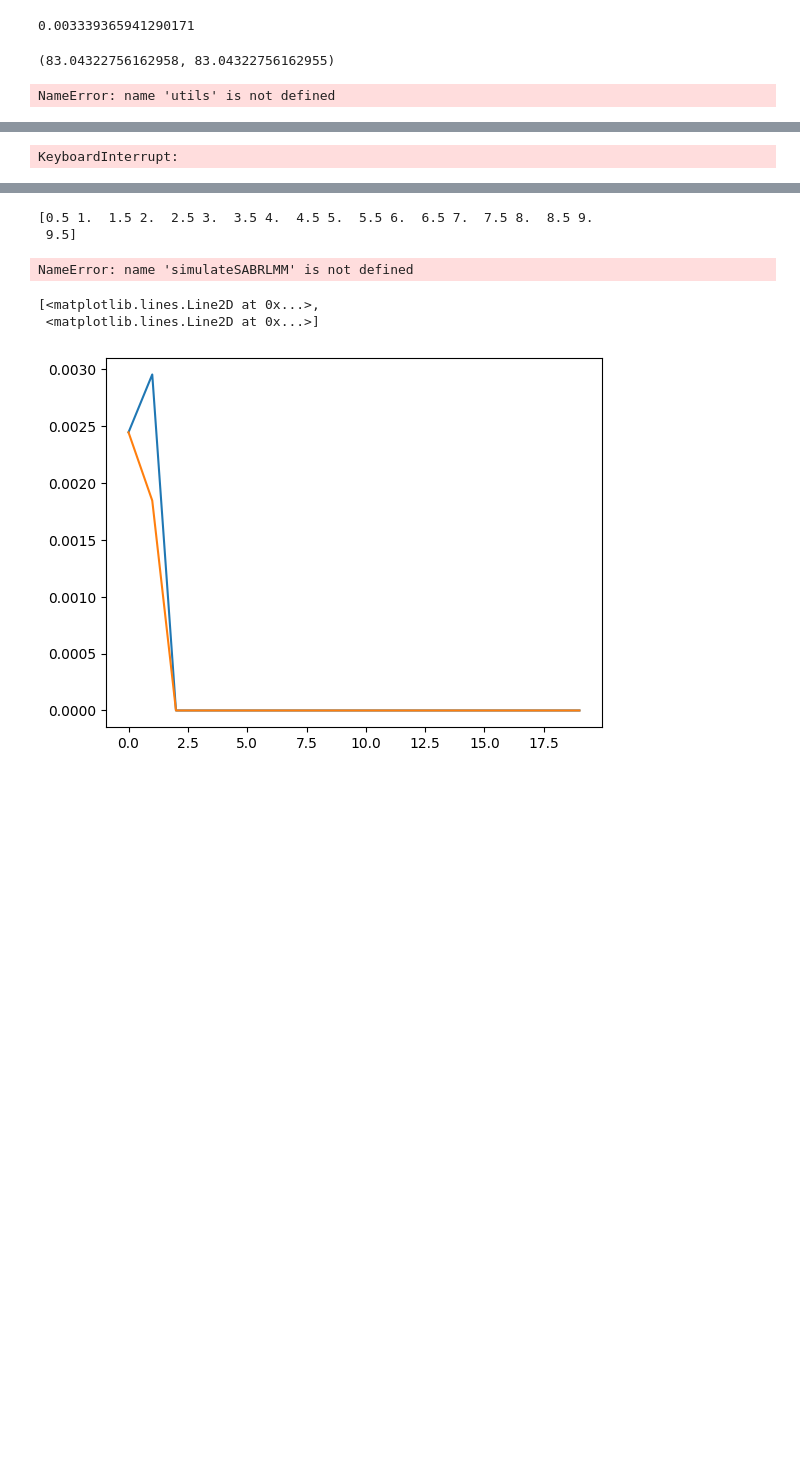
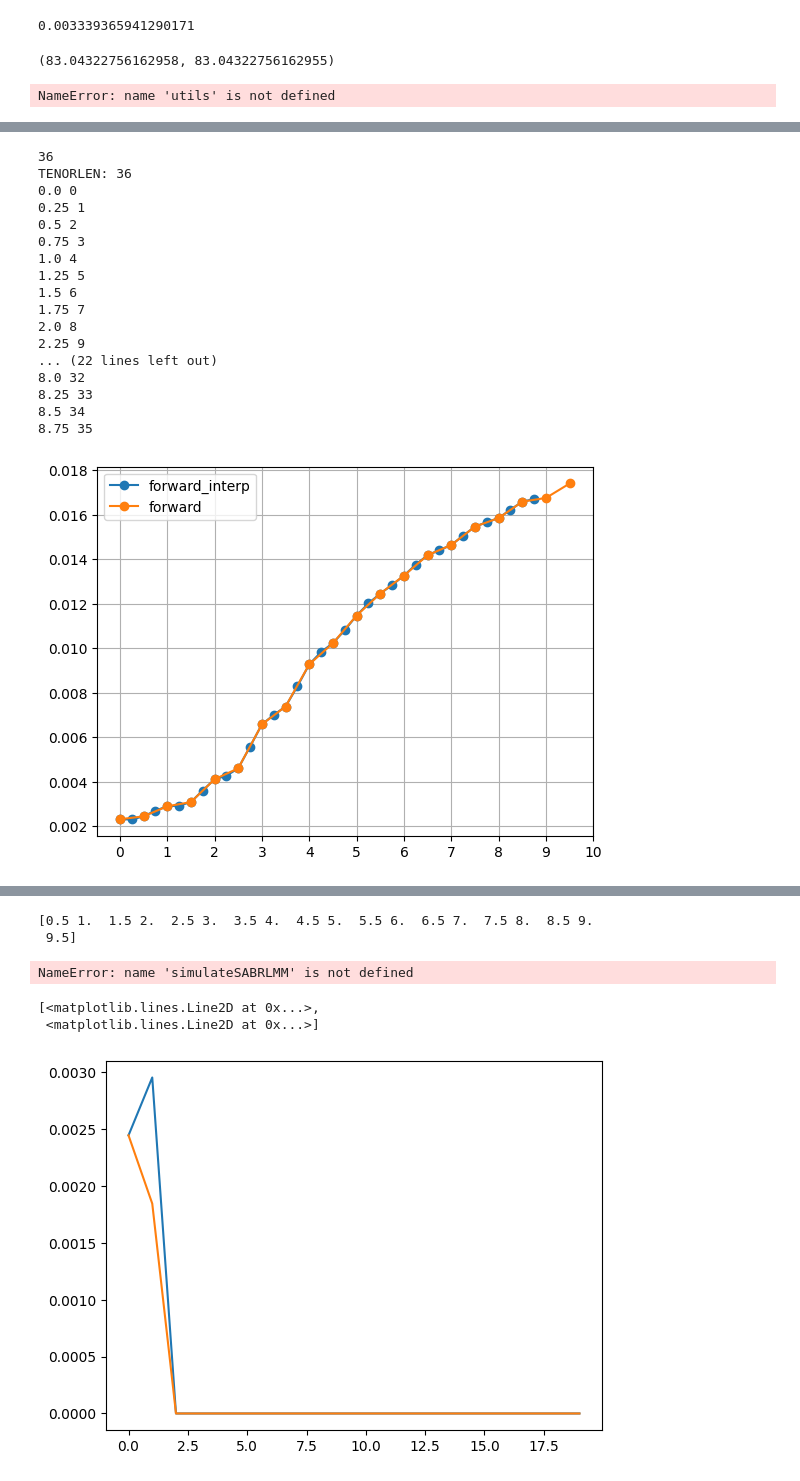
Before and after one commit to Dunkalot/gamma-vega-rl-hedging, a Jupyter notebook: test.ipynb, the cells around one changed output, grey strips where cells are left out. Saved outputs shown, nothing was run; the diff lists cells and outputs as text; code cells hidden in the pictures; blank space fills up the shorter version.

Commit message:
sim works with interpolation

```diff
--- a/test.ipynb
+++ b/test.ipynb
@@ -200,18 +588,41 @@ raw_spot_df["Tenor"] = np.array([1/12, 2/12, 3/12, 0.5, 0.75, 1, 2, 3, 4, 5, 7,
 # %%
+
+
+def create_interp_tenors(tau, resolution, f_0):
+    num_forwards = len(f_0)
+    canon_short_idx = np.arange(num_forwards) * tau  # [0.0, 0.5, 1.0, ...]
+    dt = tau / resolution
+    # Time grid
+    T_max = tenor_grid[-1]
+
+    time_grid = np.arange(0, T_max + dt, dt)  # [0.0, 0.25, ..., T_max]
+
+
+
+
+
+
+
+
+
 # =============================================================================
 #                               TIME INDEXING
 # =============================================================================
 # create tenors with semiannual (0.5) intervals, starting from 0 ending at 10 (years)
-tenor = np.arange(1, 21)*0.5
+canon_short_idx = np.arange(1, 21)*0.5
 
 # tenors with semiannual (0.5) intervals, starting from 0 ending at 10 (years)
-zcb_dates_semiannual = np.concatenate(([0],tenor)) # used for zcb and fwd rates
+zcb_dates_semiannual = np.concatenate(([0],canon_short_idx)) # used for zcb and fwd rates
 
 # remove last index as the tenor is pointing to the start of the forward rates
-fwd_start_dates_monthly = (zcb_dates_semiannual[:-1] * 12).astype(int)
+fwd_start_dates_monthly = (zcb_dates_semiannual[:-1] * 4).astype(int)
 
 # tenors with monthly (1/12) intervals, starting from 0 ending at 10 (years)
 tenors_all_monthly = np.linspace(0, 10, 121)
+#print(tenors_all_monthly)
+tenors_all_quarterly = np.linspace(0, 10, 41)
+tenors_all_monthly = tenors_all_quarterly
+#print(tenors_all_quarterly)
 # =============================================================================
 
 
@@ -285,7 +696,7 @@ def get_gamma(s, df):
 
 def add_interp_rates(df):
     """calculates the interpolated rates for a list of tenors s_list and adds them to the supplied dataframe"""
-    s_values = df['Tenor'][:-7]
+    s_values = df['Tenor'][:-3]
     gamma_list = [get_gamma(s, df)[0] for s in s_values]
     annuity_factor_list = [get_gamma(s, df)[1] for s in s_values]
 
@@ -405,7 +816,7 @@ def create_all_tenor_forward_funcs(df, tenor=0.5):
             gamma_dict[t] = df.loc[mask, 'gamma'].iloc[0]
 
     # Determine valid tenors (skip last 7 indices)
-    max_valid_tenor = all_tenors[-8]
+    max_valid_tenor = all_tenors[-4]
     valid_tenors = [t for t in all_tenors if t + tenor <= max_valid_tenor]
     # Factory function to create closure with proper variable binding
     def create_forward_func(s):
@@ -437,42 +848,64 @@ def create_all_tenor_forward_funcs(df, tenor=0.5):
             f_is_t = forward_rates[i_s]
             f_ie_t = forward_rates[i_e]
 
             f_s = f_is_t * gamma_s
             f_e = f_ie_t * gamma_e
 
             rates = forward_rates[rate_indices]
 
             canon_rates = np.prod(1/(1 + rates * tau))
 
             p_s_e = (1 + f_e * theta_e) / (1 + f_s * theta_s) * canon_rates
 
             f_interp_2 = (1 / p_s_e - 1) / tau
             return f_interp_2
 
         return forward_func_timestep
 
     # Create forward functions for each valid tenor
-    forward_funcs = {s: create_forward_func(s) for s in valid_tenors}
+    forward_funcs = [create_forward_func(s) for s in valid_tenors]
 
     return forward_funcs
 all_forwards = create_all_tenor_forward_funcs(df)
+print(len(all_forwards))
 
-sr = get_swap_rate(3/12, df, all_forwards)
+#sr = get_swap_rate(3/12, df, all_forwards)
 
-srs, starts = get_all_swaps(df, all_forwards, 2)
-print((starts*2+2)/2)
-print(starts+1)
-forward_curve = np.zeros(len(df['Tenor'].iloc[:-13]))
-for i, tenor in enumerate(df['Tenor'].iloc[:-13]):
-    #print(tenor)
-    forward_curve[i] = all_forwards[tenor](df['Forward'])
-plt.plot(df['Tenor'].iloc[:-13], forward_curve,'o-', label='forward_interp')
+#srs, starts = get_all_swaps(df, all_forwards, 2)
+#print((starts*2+2)/2)
+#print(starts+1)
+offset = 5
+time = df['Tenor'].iloc[:-offset]
+forward_curve = np.zeros(len(time))
+print("TENORLEN:",len(time))
+for t, canon_short_idx in enumerate(time):
+    print(canon_short_idx,t)
+    if canon_short_idx < 9.:
+        forward_curve[t] = all_forwards[t](df['Forward'])
+plt.plot(time, forward_curve,'o-', label='forward_interp')
 plt.plot(df['Tenor'].loc[df['Forward'].dropna().index],df['Forward'].dropna(), 'o-', label='forward')
-plt.plot(starts+(2-0.5)/2, srs, '-', label='swap_interp', color='red')
+#plt.plot(starts+(2-0.5)/2, srs, '-', label='swap_interp', color='red')
 # make grid for 0, 1, 2...10 years on the x axis
 x = np.arange(0, 10.1, 1)
 plt.legend()
 plt.xticks(x)
 plt.grid()
 # %% [output]
-KeyboardInterrupt:
+36
+TENORLEN: 36
+0.0 0
+0.25 1
+0.5 2
+0.75 3
+1.0 4
+1.25 5
+1.5 6
+1.75 7
+2.0 8
+2.25 9
+... (22 lines left out)
+8.0 32
+8.25 33
+8.5 34
+8.75 35
+[figure, added]
```
Also changed, not shown: parts of 11 cells of this notebook.
